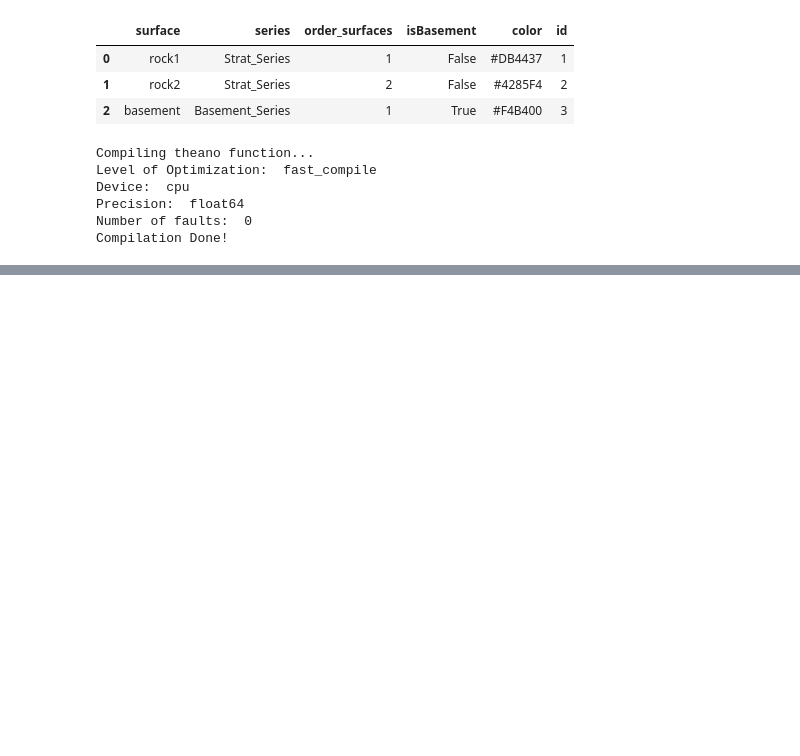
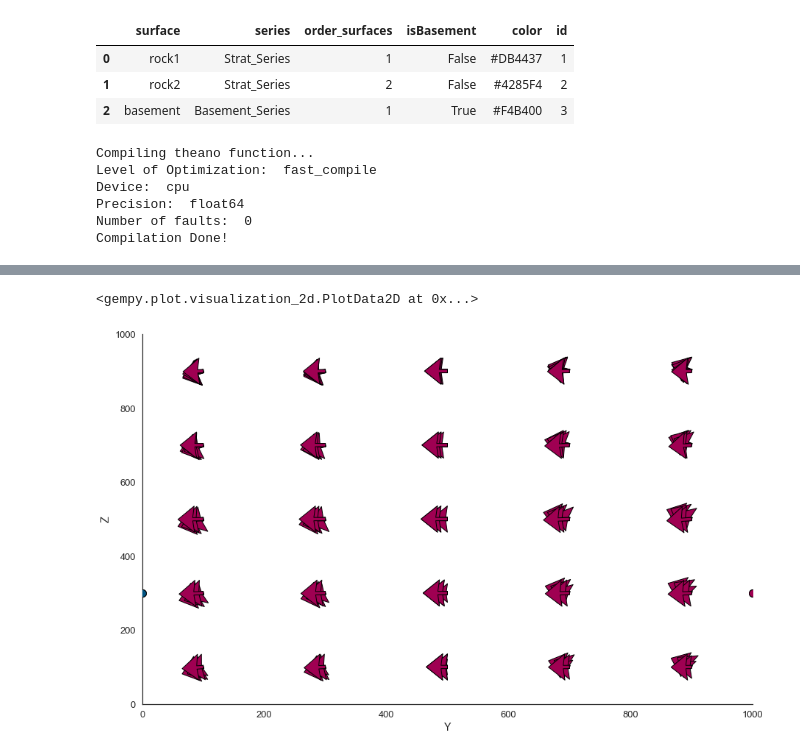
Before and after one commit to rubensdmp/gempy, a Jupyter notebook: notebooks/experimental/kriging_examples/Distances tests.ipynb, the cells around one changed output, grey strips where cells are left out. Saved outputs shown, nothing was run; the diff lists cells and outputs as text; code cells hidden in the pictures; blank space fills up the shorter version.

```diff
--- a/notebooks/experimental/kriging_examples/Distances tests.ipynb
+++ b/notebooks/experimental/kriging_examples/Distances tests.ipynb
@@ -313,0 +320,5 @@ TypeError: compute_model() got multiple values for keyword argument 'set_solutio
+# %%
+gp.plot.plot_data(geo_data3, direction='x')
+# %% [output]
+<gempy.plot.visualization_2d.PlotData2D at 0x...>
+[figure, added]
```
Also changed, not shown: parts of 65 cells of this notebook.
